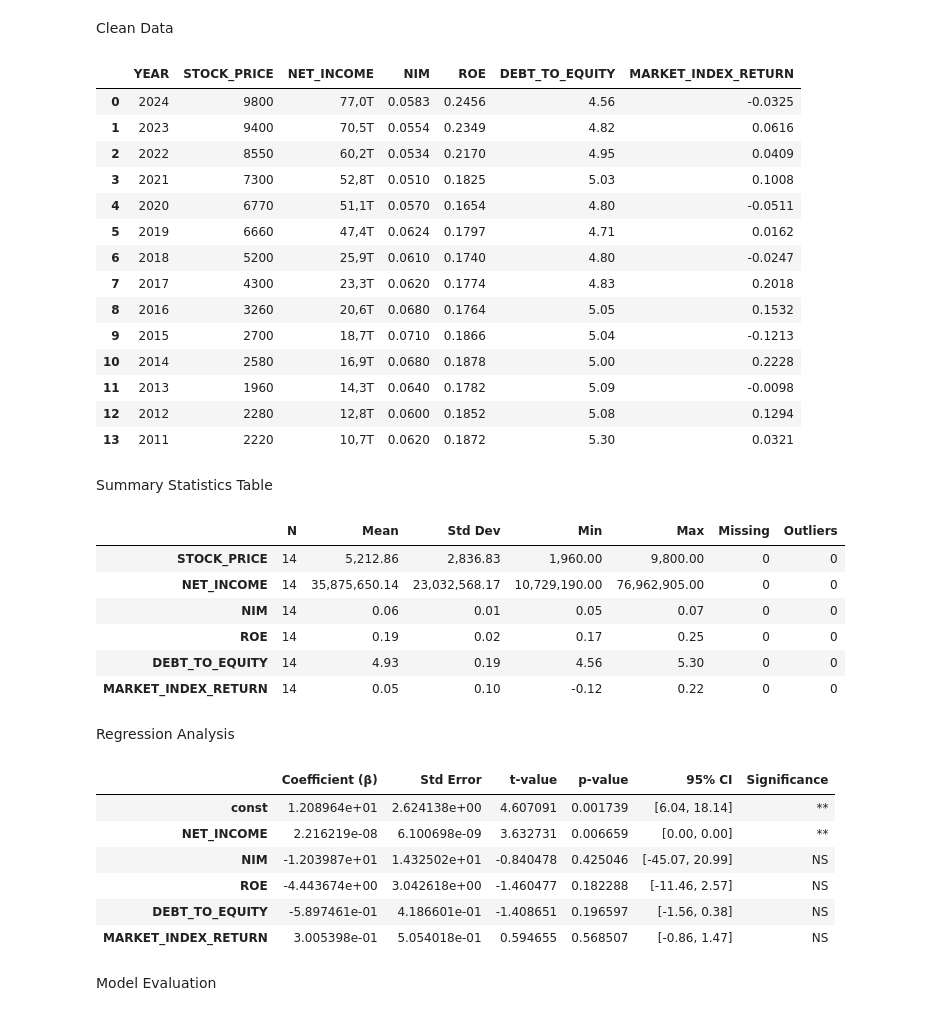
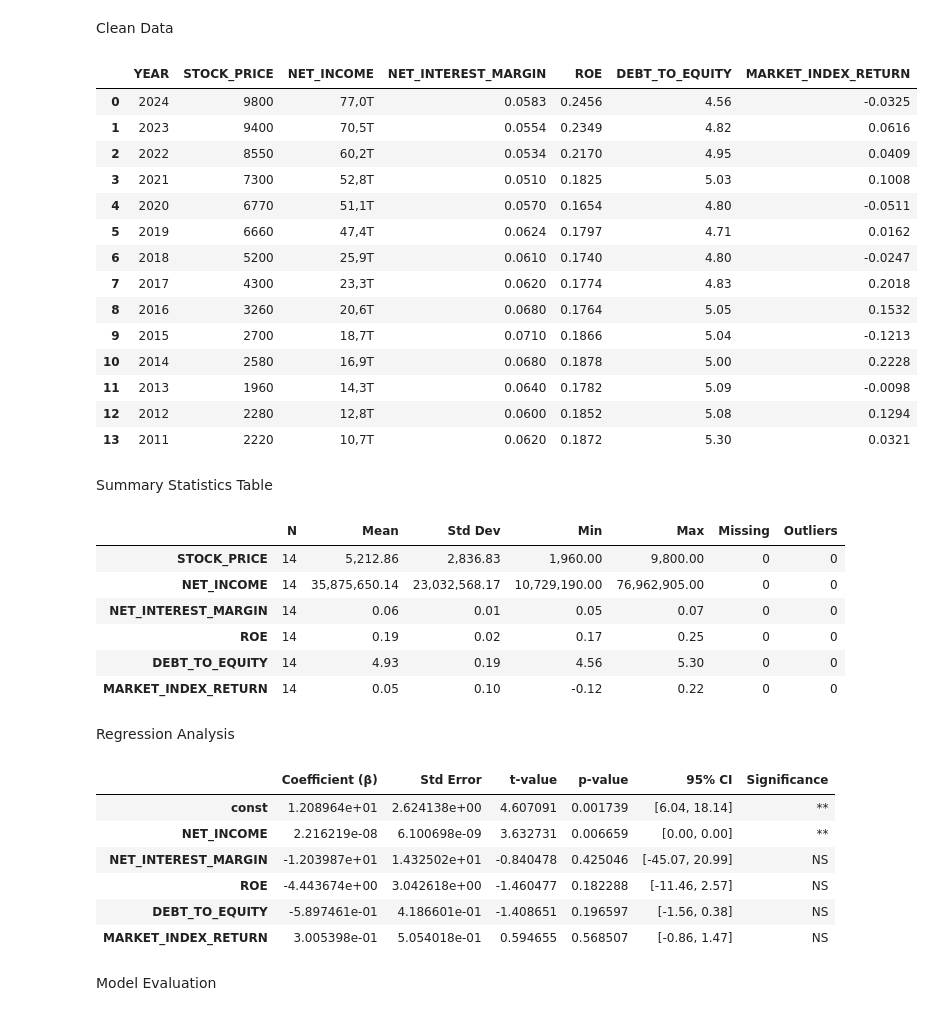
Before and after one commit to almasputri77/Almas_Final_Project, a Jupyter notebook: Project.ipynb, the cells around one changed output. Saved outputs shown, nothing was run; the diff lists cells and outputs as text; code cells hidden in the pictures.

```diff
--- a/Project.ipynb
+++ b/Project.ipynb
@@ -33,35 +33,35 @@ def clean_big_number(x):
     if isinstance(x, str):
         x = x.replace(",", "")
         try:
             return float(x)
         except:
             return x
     return x
 
 
 # Apply cleaning
 for col in df.columns:
     df[col] = df[col].apply(clean_big_number)
 
 # Formatting helper
 def format_TBM(x):
     if pd.isna(x):
         return ""
     if x >= 1e6:
         return f"{x/1e6:.1f}".replace(".", ",") + "T"
     return str(x)
 
 # Create formatted version
 formatted_df = df.copy()
 
 for col in formatted_df.columns:
-    if col in ["NET_INCOME", "TOTAL_ASSETS", "STOCK_PRICE"]:
+    if col in ["NET_INCOME", "STOCK_PRICE"]:
         formatted_df[col] = formatted_df[col].apply(format_TBM)
 
 
 formatted_df
 # %% [output]
-|  | YEAR | STOCK_PRICE | NET_INCOME | NIM | ROE | DEBT_TO_EQUITY | MARKET_INDEX_RETURN |
+|  | YEAR | STOCK_PRICE | NET_INCOME | NET_INTEREST_MARGIN | ROE | DEBT_TO_EQUITY | MARKET_INDEX_RETURN |
 | 0 | 2024 | 9800 | 77,0T | 0.0583 | 0.2456 | 4.56 | -0.0325 |
 | 1 | 2023 | 9400 | 70,5T | 0.0554 | 0.2349 | 4.82 | 0.0616 |
 | 2 | 2022 | 8550 | 60,2T | 0.0534 | 0.2170 | 4.95 | 0.0409 |
@@ -116,7 +116,7 @@ display(formatted)
 |  | N | Mean | Std Dev | Min | Max | Missing | Outliers |
 | STOCK_PRICE | 14 | 5,212.86 | 2,836.83 | 1,960.00 | 9,800.00 | 0 | 0 |
 | NET_INCOME | 14 | 35,875,650.14 | 23,032,568.17 | 10,729,190.00 | 76,962,905.00 | 0 | 0 |
-| NIM | 14 | 0.06 | 0.01 | 0.05 | 0.07 | 0 | 0 |
+| NET_INTEREST_MARGIN | 14 | 0.06 | 0.01 | 0.05 | 0.07 | 0 | 0 |
 | ROE | 14 | 0.19 | 0.02 | 0.17 | 0.25 | 0 | 0 |
 | DEBT_TO_EQUITY | 14 | 4.93 | 0.19 | 4.56 | 5.30 | 0 | 0 |
 | MARKET_INDEX_RETURN | 14 | 0.05 | 0.10 | -0.12 | 0.22 | 0 | 0 |
@@ -128,7 +128,7 @@ df['LOG_STOCK_PRICE'] = np.log(df['STOCK_PRICE'])
 
 # Pilih dependent dan independent variables
 y = df['LOG_STOCK_PRICE']
-X = df[["NET_INCOME","NIM","ROE","DEBT_TO_EQUITY","MARKET_INDEX_RETURN"]]
+X = df[["NET_INCOME","NET_INTEREST_MARGIN","ROE","DEBT_TO_EQUITY","MARKET_INDEX_RETURN"]]
 X = sm.add_constant(X)
 
 # Fit model
@@ -167,7 +167,7 @@ results[["Coefficient (β)", "Std Error", "t-value", "p-value", "95% CI", "Signi
 |  | Coefficient (β) | Std Error | t-value | p-value | 95% CI | Significance |
 | const | 1.208964e+01 | 2.624138e+00 | 4.607091 | 0.001739 | [6.04, 18.14] | ** |
 | NET_INCOME | 2.216219e-08 | 6.100698e-09 | 3.632731 | 0.006659 | [0.00, 0.00] | ** |
-| NIM | -1.203987e+01 | 1.432502e+01 | -0.840478 | 0.425046 | [-45.07, 20.99] | NS |
+| NET_INTEREST_MARGIN | -1.203987e+01 | 1.432502e+01 | -0.840478 | 0.425046 | [-45.07, 20.99] | NS |
 | ROE | -4.443674e+00 | 3.042618e+00 | -1.460477 | 0.182288 | [-11.46, 2.57] | NS |
 | DEBT_TO_EQUITY | -5.897461e-01 | 4.186601e-01 | -1.408651 | 0.196597 | [-1.56, 0.38] | NS |
 | MARKET_INDEX_RETURN | 3.005398e-01 | 5.054018e-01 | 0.594655 | 0.568507 | [-0.86, 1.47] | NS |
```
Also changed, not shown: parts of 5 cells of this notebook.
